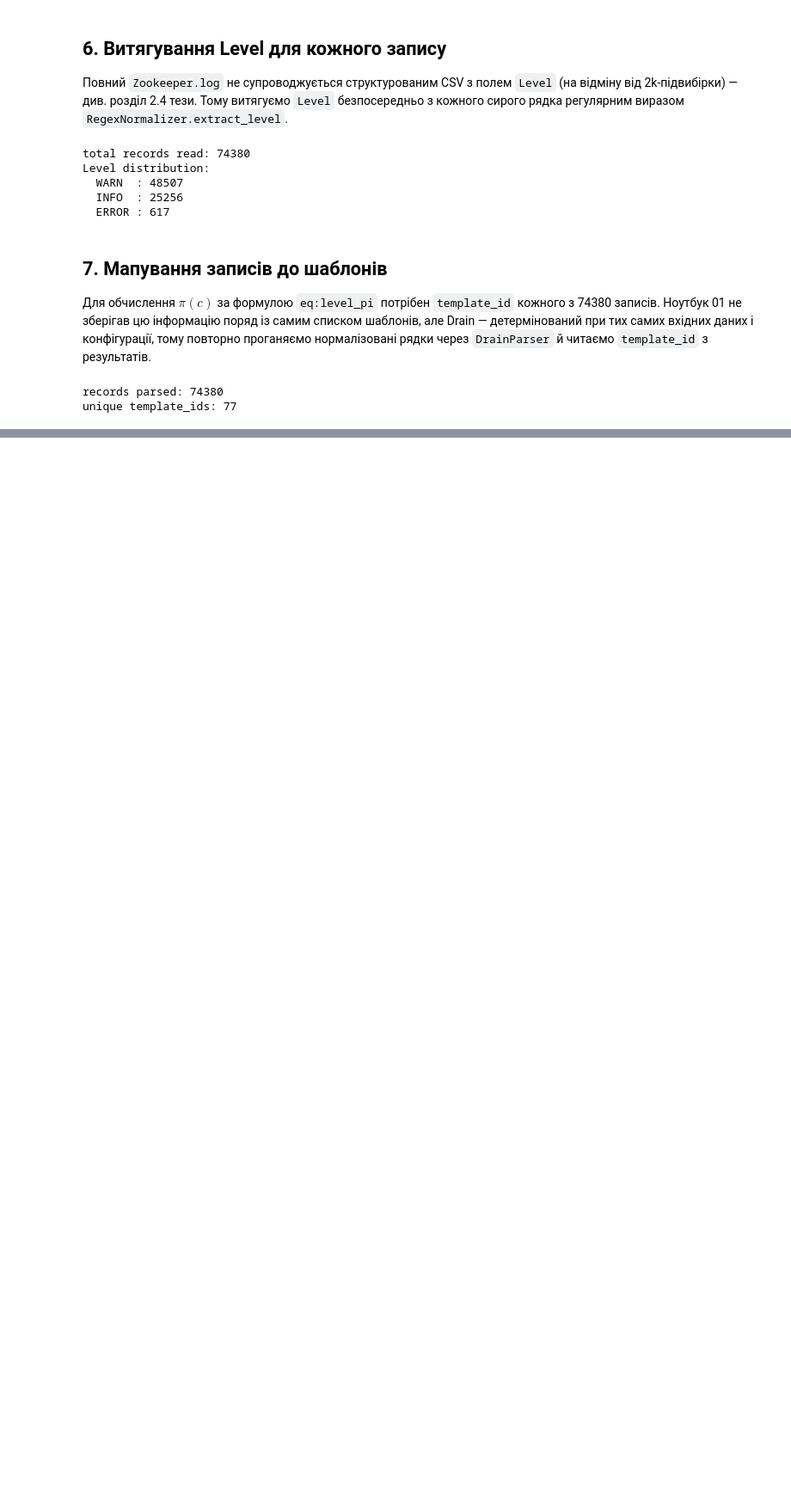
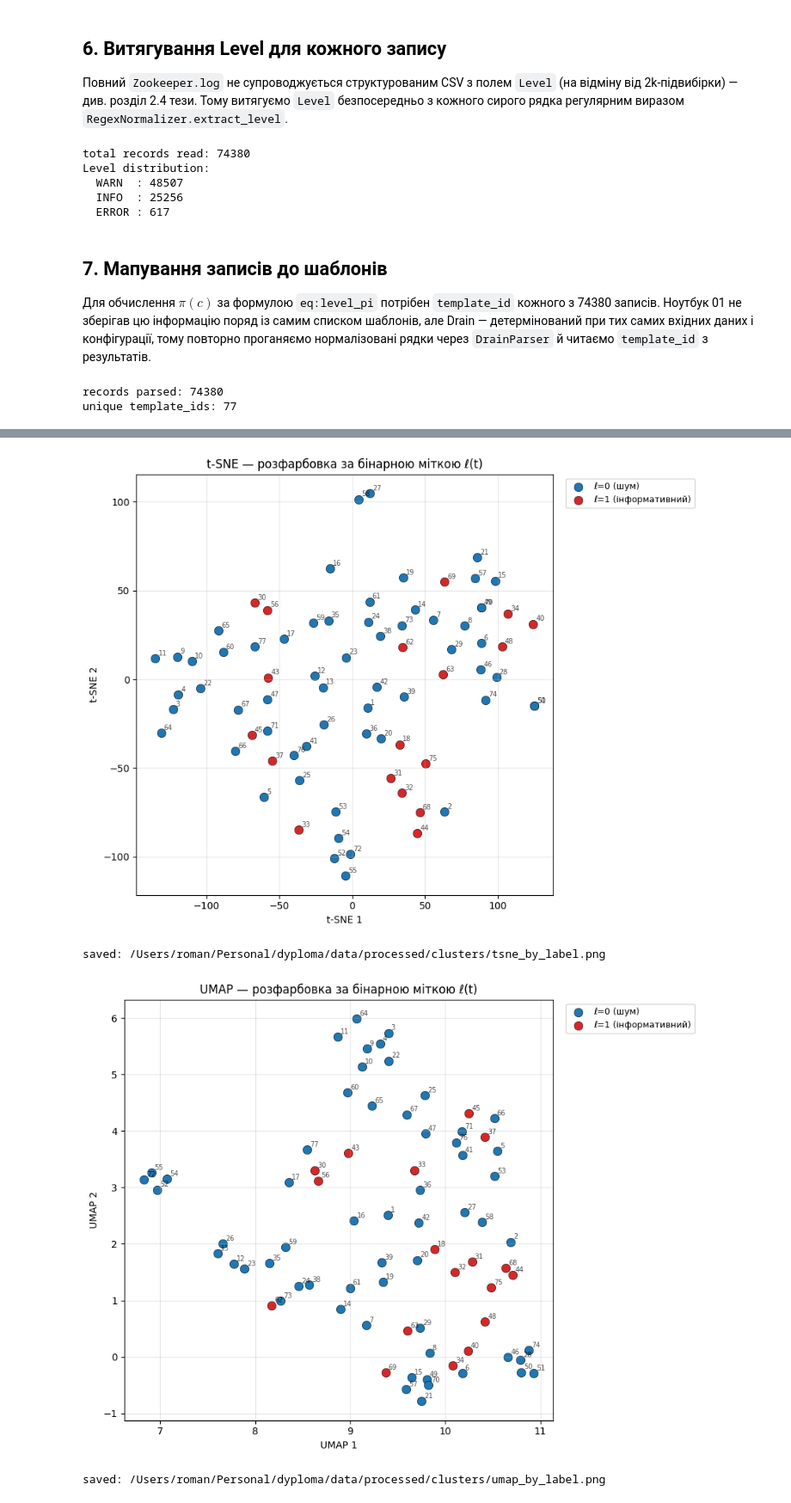
Before and after one commit to romansuh/dyploma, a Jupyter notebook: notebooks/03_clustering.ipynb, the cells around one changed output, grey strips where cells are left out. Shown at 86% size. Drawn from its saved outputs; the diff is of its cells as text; code cells hidden in the pictures; blank space fills up the shorter version.

```diff
--- a/notebooks/03_clustering.ipynb
+++ b/notebooks/03_clustering.ipynb
@@ -428 +447,47 @@ final label distribution: 0 = 1 clusters, 1 = 2 clusters
+# %%
+# label_per_row[i] = final binary label for the template at row_index=i in id_mapping
+# Shape (77,), values in {0, 1}.
+label_per_row = np.array(
+    [tid_to_final[m['template_id']] for m in id_mapping],
+    dtype=np.int8,
+)
+
+label_palette = {0: '#1f77b4', 1: '#d62728'}  # blue = неінформативний, red = інформативний
+label_names = {0: 'ℓ=0 (шум)', 1: 'ℓ=1 (інформативний)'}
+
+
+def _scatter_by_label(proj: np.ndarray, projection_name: str, savepath: Path) -> None:
+    plt.figure(figsize=(9, 7))
+    for lbl in (0, 1):
+        mask = label_per_row == lbl
+        plt.scatter(
+            proj[mask, 0],
+            proj[mask, 1],
+            s=80,
+            color=label_palette[lbl],
+            label=label_names[lbl],
+            edgecolors='black',
+            linewidths=0.4,
+        )
+    for row_index, (x, y) in enumerate(proj):
+        tid = id_mapping[row_index]['template_id']
+        plt.annotate(str(tid), (x, y), fontsize=7, alpha=0.7, xytext=(3, 3), textcoords='offset points')
+    plt.title(f'{projection_name} — розфарбовка за бінарною міткою ℓ(t)')
+    plt.xlabel(f'{projection_name} 1')
+    plt.ylabel(f'{projection_name} 2')
+    plt.legend(bbox_to_anchor=(1.02, 1), loc='upper left', fontsize=9)
+    plt.grid(alpha=0.3)
+    plt.tight_layout()
+    plt.savefig(savepath, dpi=120, bbox_inches='tight')
+    plt.show()
+    print(f'saved: {savepath}')
+
+
+_scatter_by_label(tsne_proj, 't-SNE', CLUSTERS_DIR / 'tsne_by_label.png')
+_scatter_by_label(umap_proj, 'UMAP', CLUSTERS_DIR / 'umap_by_label.png')
+# %% [output]
+[figure, added]
+saved: /Users/roman/Personal/dyploma/data/processed/clusters/tsne_by_label.png
+[figure, added]
+saved: /Users/roman/Personal/dyploma/data/processed/clusters/umap_by_label.png
 # %% [markdown]
```
Also changed, not shown: parts of 22 cells of this notebook, 1 other file.
